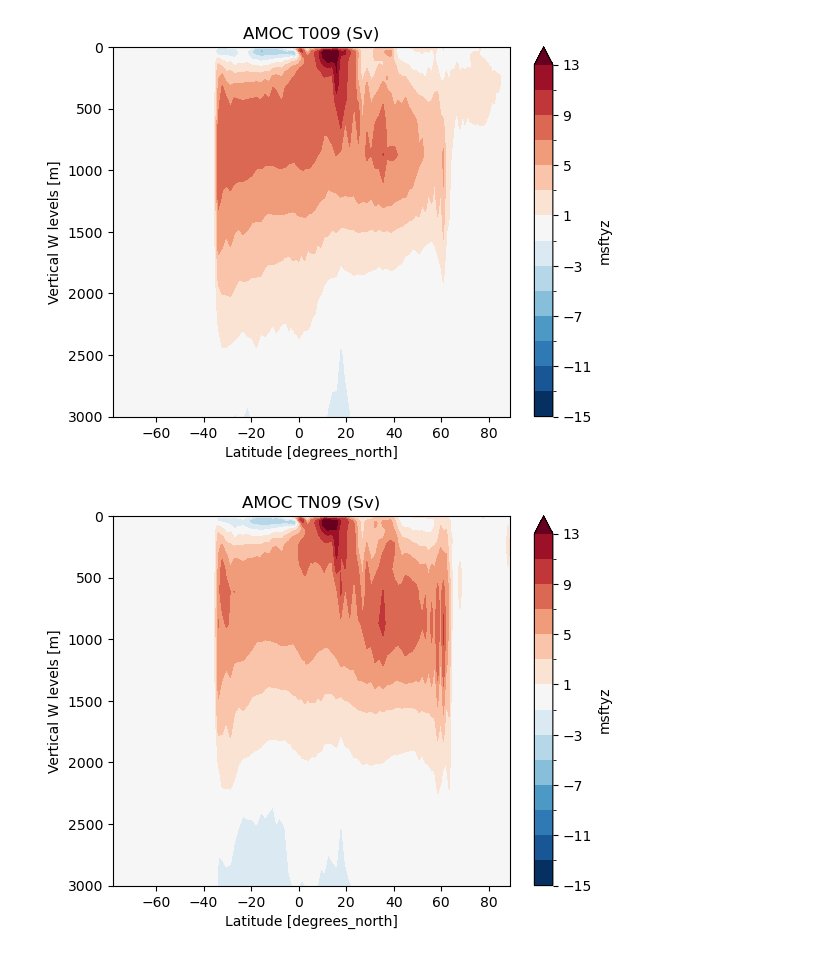
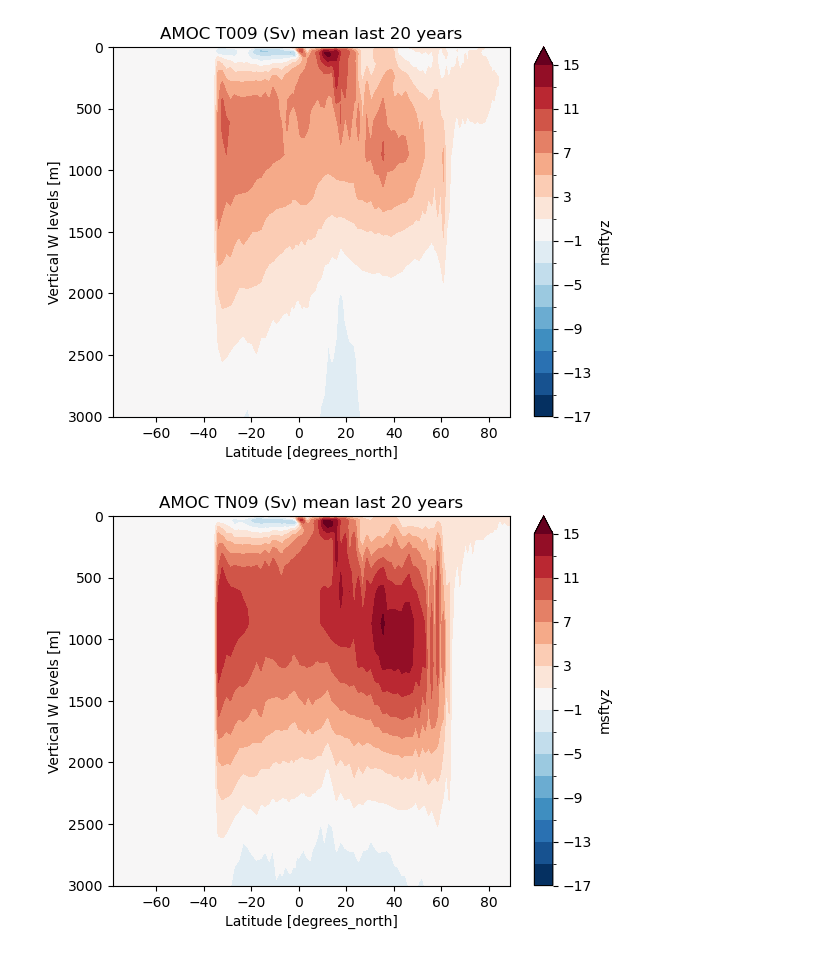
Before and after one commit to asozza/ecearth-quests, a Jupyter notebook: epochal/analysis/amoc-analysis.ipynb, the cells around one changed output. Cells and saved outputs as stored; diff of their text form; code cells hidden in the pictures.

```diff
--- a/epochal/analysis/amoc-analysis.ipynb
+++ b/epochal/analysis/amoc-analysis.ipynb
@@ -11,6 +11,7 @@ exps = ['T009', 'TN09']
 
 filz_amoc = dict()
 filz_nemo = dict()
+filz_ice = dict()
 
 for exp in exps:
     if exp == 'T009':
@@ -23,23 +24,28 @@ for exp in exps:
     filz = cart + f'{exp}_oce_1m_T_*.nc'
     filz_nemo[exp] = sorted(glob(filz))
 
-def amoc_plot(expname):
+    fliz = cart + f'{exp}_ice_1m_*.nc'
+    filz_ice[exp] = (sorted(glob(fliz)))
+
+def amoc_plot(expname, nyear=30):
 
     gigi = xr.open_mfdataset(filz_amoc[expname][:-1])
     amoc = gigi['msftyz']
     amoc = amoc.compute()
-    start = len(amoc.time_counter) - 30 if len(amoc.time_counter) > 30 else 0
+    start = len(amoc.time_counter) - nyear if len(amoc.time_counter) > nyear else 0
     amoc_mean = amoc.isel(time_counter = slice(start, -1)).mean('time_counter')
     amoc_mean = amoc_mean.squeeze()
-    amoc_mean.sel(basin = 2).plot.contourf(x = 'nav_lat', y = 'depthw', ylim = (3000, 0), levels = np.arange(-15, 15, 2))
-    plt.title(f'AMOC {expname} (Sv) mean last 30 years')
+    amoc_mean.sel(basin = 2).plot.contourf(x = 'nav_lat', y = 'depthw', ylim = (3000, 0), levels = np.arange(-17, 17, 2))
+    plt.title(f'AMOC {expname} (Sv) mean last {nyear} years')
 
 def amoc_timeseries(expname):
 
     gigi = xr.open_mfdataset(filz_amoc[expname][:-1])
     amoc = gigi.sel(depthw = slice(500,2000), basin = 2)['msftyz']
     amoc = amoc.where((gigi['nav_lat']>38) & (gigi['nav_lat']<50)).compute()
-    amoc = amoc.resample(time_counter = '1Y').mean()
+    amoc = amoc.resample(time_counter = 'YS').mean()
     amoc_max = amoc.max(dim = ['depthw', 'y'])
-    amoc_max.plot()
+    amoc_max.plot(ylim = (5, 20))
     plt.title(f'AMOC max {expname} (Sv) timeseries')
+
+filz_amoc['TN09'][-1]
@@ -48,13 +70,13 @@ def amoc_timeseries(expname):
 #amoc = gigi.sel(depthw = slice(500,2000), basin = 2)['msftyz'].compute()
 #amoc = amoc.where((gigi['nav_lat']>38) & (gigi['nav_lat']<50))
 # %%
-amoc_plot('T009')
+amoc_plot('T009', nyear=20)
 # %% [output]
-[figure, old version]
+[figure, new version]
 # %%
-amoc_plot('TN09')
+amoc_plot('TN09', nyear=20)
 # %% [output]
-[figure, old version]
+[figure, new version]
 # %%
 amoc_timeseries('T009')
 # %% [output]
```
Also changed, not shown: parts of 5 cells of this notebook, 1 other file.
